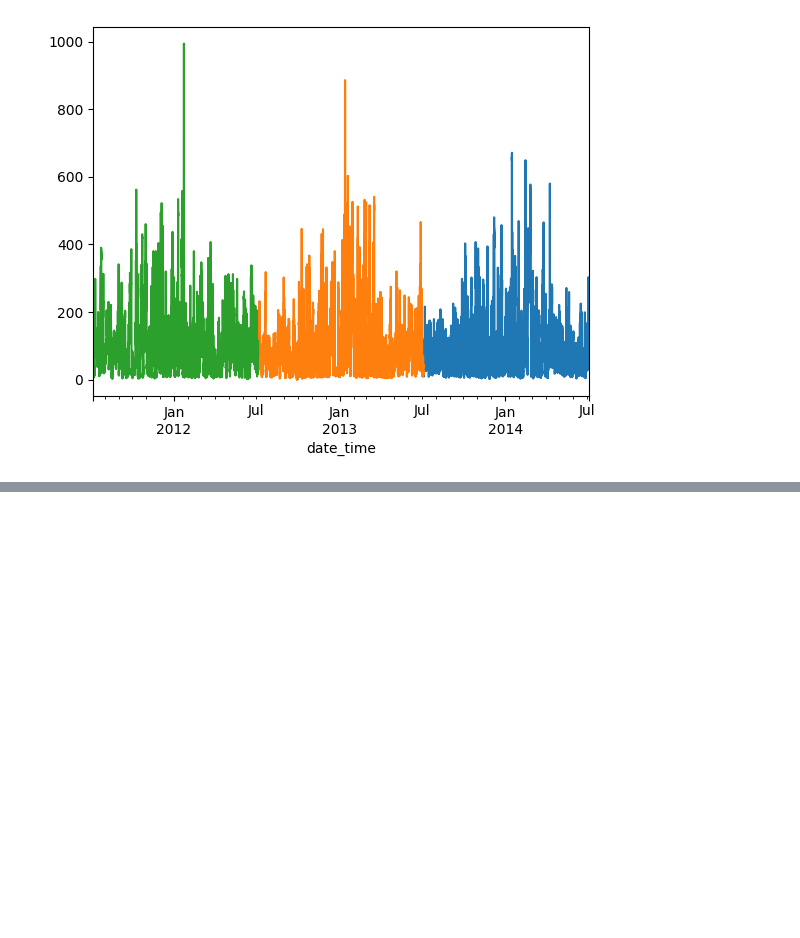
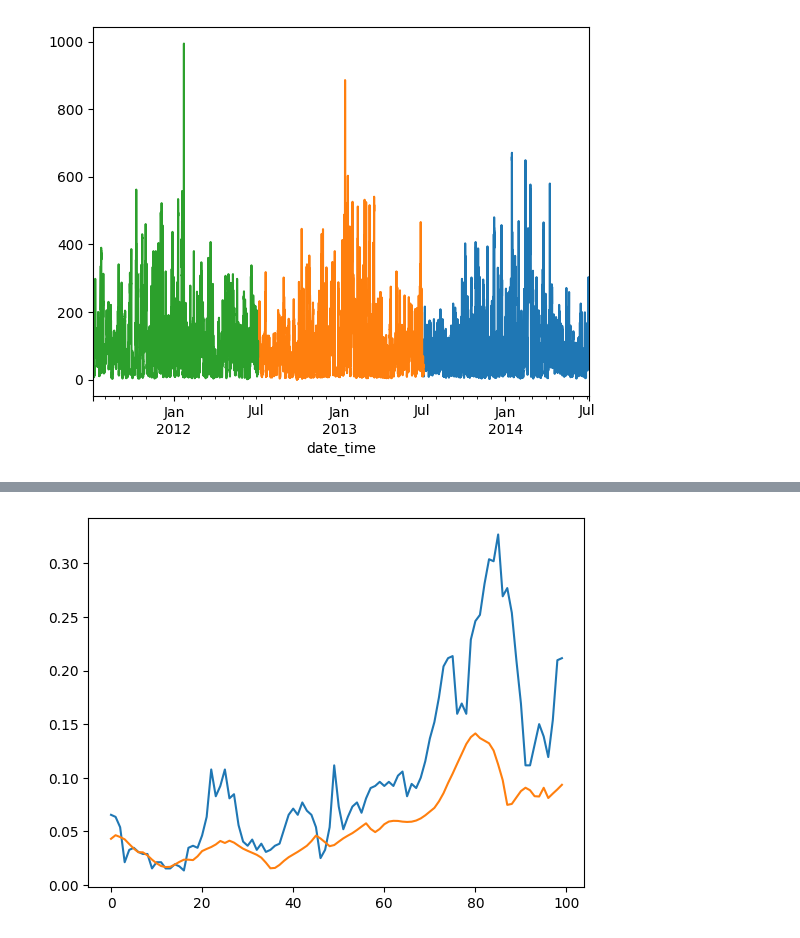
Before and after one commit to Linszuchi047/Deep_Learning, a Jupyter notebook: PM2.5/109704020_林思圻_HW3.ipynb, the cells around one changed output, grey strips where cells are left out. Drawn from its saved outputs; the diff is of its cells as text; code cells hidden in the pictures; blank space fills up the shorter version.

```diff
--- a/PM2.5/109704020_林思圻_HW3.ipynb
+++ b/PM2.5/109704020_林思圻_HW3.ipynb
@@ -42,0 +69,12 @@ data['pm2.5'][-365*24*3:-365*24*2].plot()
+# %%
+n = 7 * 24
+features = list(norm_data.drop('pm2.5',axis=1).columns)
+X = []
+Y = []
+indexes = []
+norm_data_X = norm_data[features]
+
+for i in range(len(norm_data) - n):
+    X.append(norm_data_X.iloc[i:i+n].values)
+    Y.append(norm_data['pm2.5'].iloc[i+n])
+    indexes.append(norm_data.index[i+n])
@@ -42,0 +191,4 @@ data['pm2.5'][-365*24*3:-365*24*2].plot()
+# %%
+scaler = MinMaxScaler()
+norm_data_test = pd.DataFrame(scaler.fit_transform(data), columns=data.columns, index=data.index)
+norm_data_test.head()
@@ -42,0 +203,23 @@ data['pm2.5'][-365*24*3:-365*24*2].plot()
+# %%
+n = 7 * 24
+features = list(norm_data_test.drop('pm2.5',axis=1).columns)
+X = []
+Y = []
+indexes = []
+norm_data_X = norm_data_test[features]
+
+for i in range(len(norm_data_test) - n):
+    X.append(norm_data_X.iloc[i:i+n].values)
+    Y.append(norm_data_test['pm2.5'].iloc[i+n])
+    indexes.append(norm_data_test.index[i+n])
+
+X= np.array(X)
+Y= np.array(Y)
+test_x = X[:]
+test_y = Y[:]
+# %%
+model_2 = tf.keras.models.load_model('./pm2.5_LSTM_2')
+testPredict = model_2.predict(test_x)
+
+testScore = math.sqrt(mean_squared_error(test_y, testPredict))
+print('Test Score: %.2f RMSE' % (testScore))
@@ -42,0 +229,6 @@ data['pm2.5'][-365*24*3:-365*24*2].plot()
+# %%
+plt.plot(test_y[:])
+plt.plot(testPredict[:])
+plt.show()
+# %% [output]
+[figure, added]
```
Also changed, not shown: parts of 33 cells of this notebook, 56 other files.
